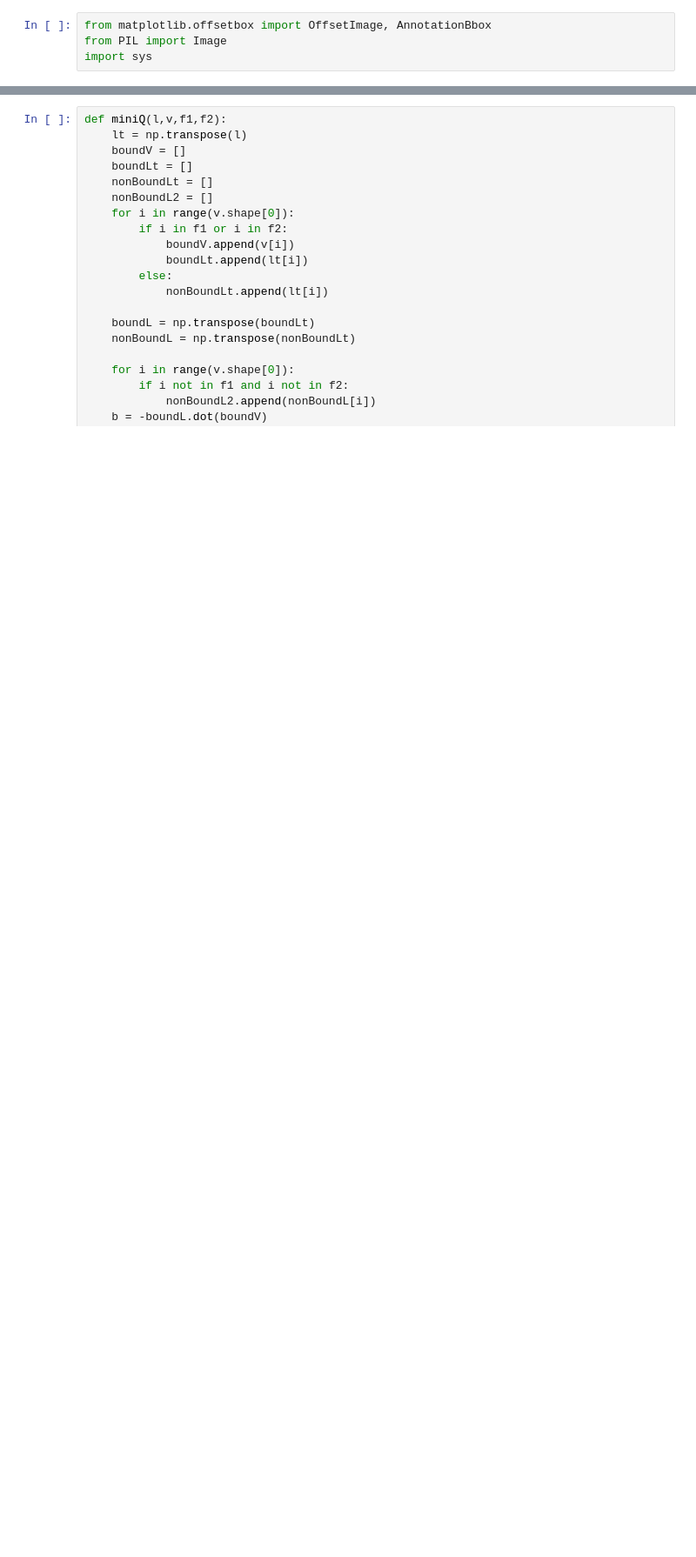
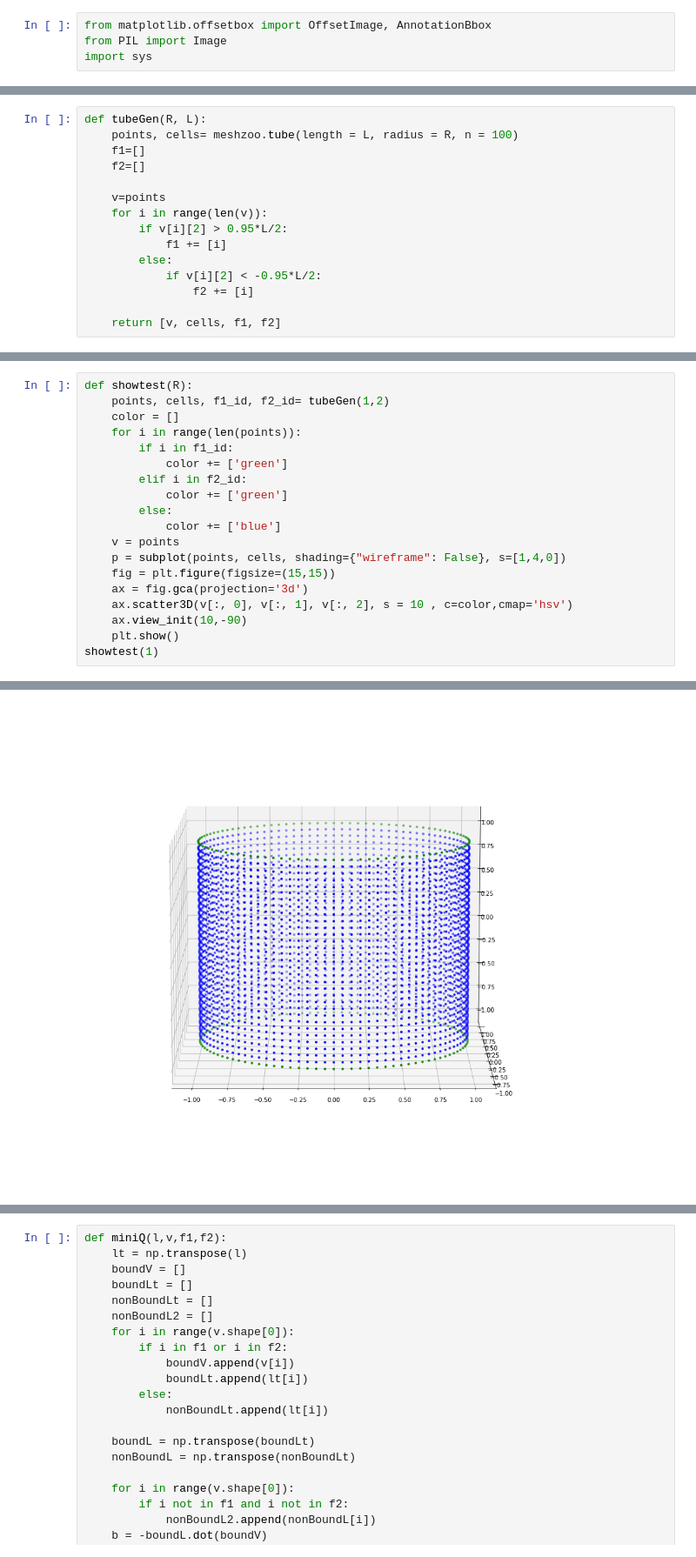
Before and after one commit to wenhaozhao1999/Surface-Minimization, a Jupyter notebook: multi-terminals.ipynb, the cells around one changed output, grey strips where cells are left out. Shown: that part at 87% size. Drawn from its saved outputs; the diff is of its cells as text; blank space fills up the shorter version.

```diff
--- a/multi-terminals.ipynb
+++ b/multi-terminals.ipynb
@@ -116,0 +169,15 @@ def moving(points, f3_id, theta, phi, angle, numberOfPoints):
+# %%
+def tubeGen(R, L):
+    points, cells= meshzoo.tube(length = L, radius = R, n = 100)
+    f1=[]
+    f2=[]
+
+    v=points
+    for i in range(len(v)):
+        if v[i][2] > 0.95*L/2:
+            f1 += [i]
+        else:
+            if v[i][2] < -0.95*L/2:
+                f2 += [i]
+
+    return [v, cells, f1, f2]
@@ -116,0 +319,20 @@ def moving(points, f3_id, theta, phi, angle, numberOfPoints):
+# %%
+def showtest(R):
+    points, cells, f1_id, f2_id= tubeGen(1,2)
+    color = []
+    for i in range(len(points)):
+        if i in f1_id:
+            color += ['green']
+        elif i in f2_id:
+            color += ['green']
+        else:
+            color += ['blue']
+    v = points
+    p = subplot(points, cells, shading={"wireframe": False}, s=[1,4,0])
+    fig = plt.figure(figsize=(15,15))
+    ax = fig.gca(projection='3d')
+    ax.scatter3D(v[:, 0], v[:, 1], v[:, 2], s = 10 , c=color,cmap='hsv')
+    ax.view_init(10,-90)
+    plt.show()
+showtest(1)
+# %% [output]
@@ -117,2 +340,3 @@ def moving(points, f3_id, theta, phi, angle, numberOfPoints):
+[figure, added]
 # %%
 def shapeGen(R, A):
```
Also changed, not shown: parts of 29 cells of this notebook, 22 other files.
